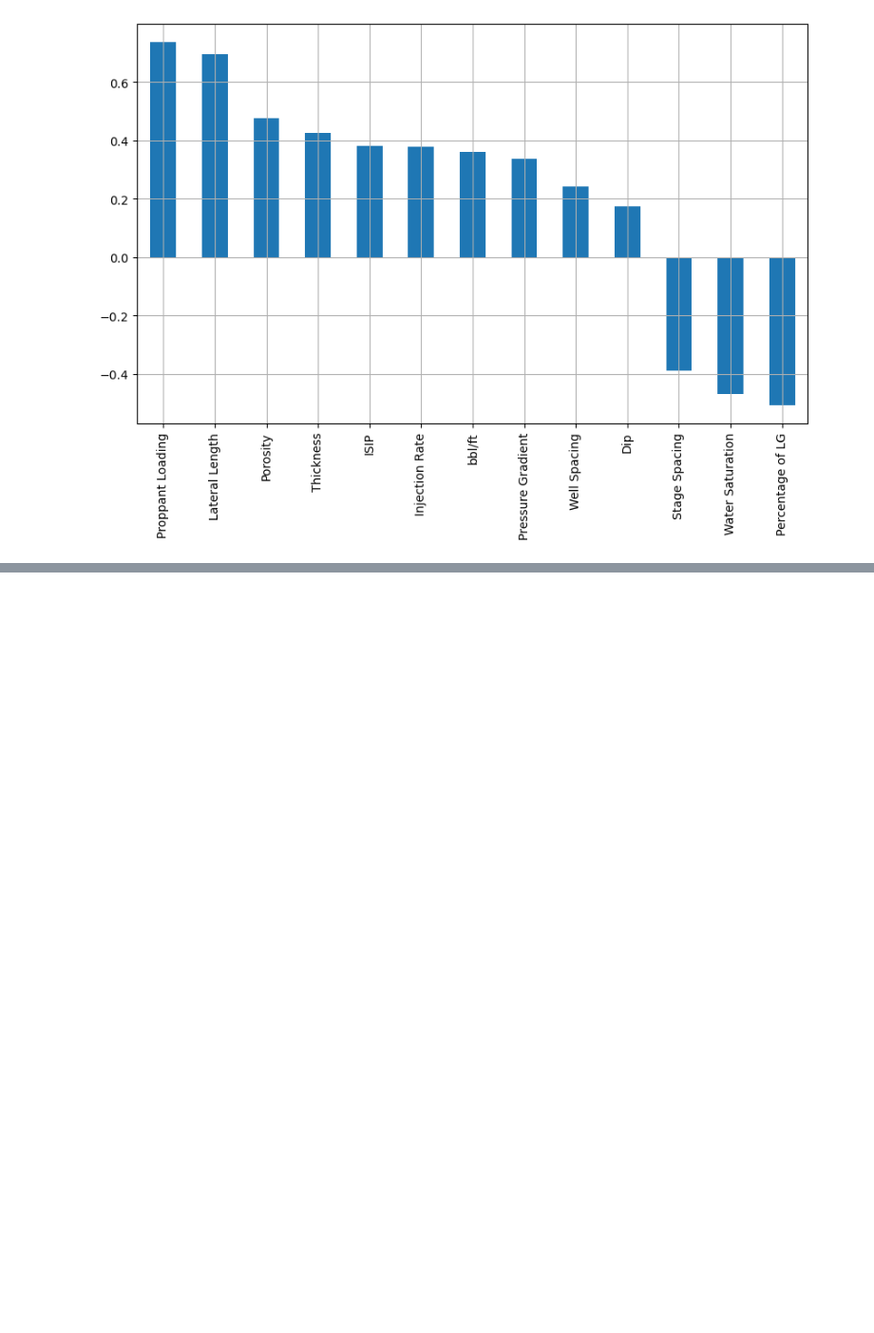
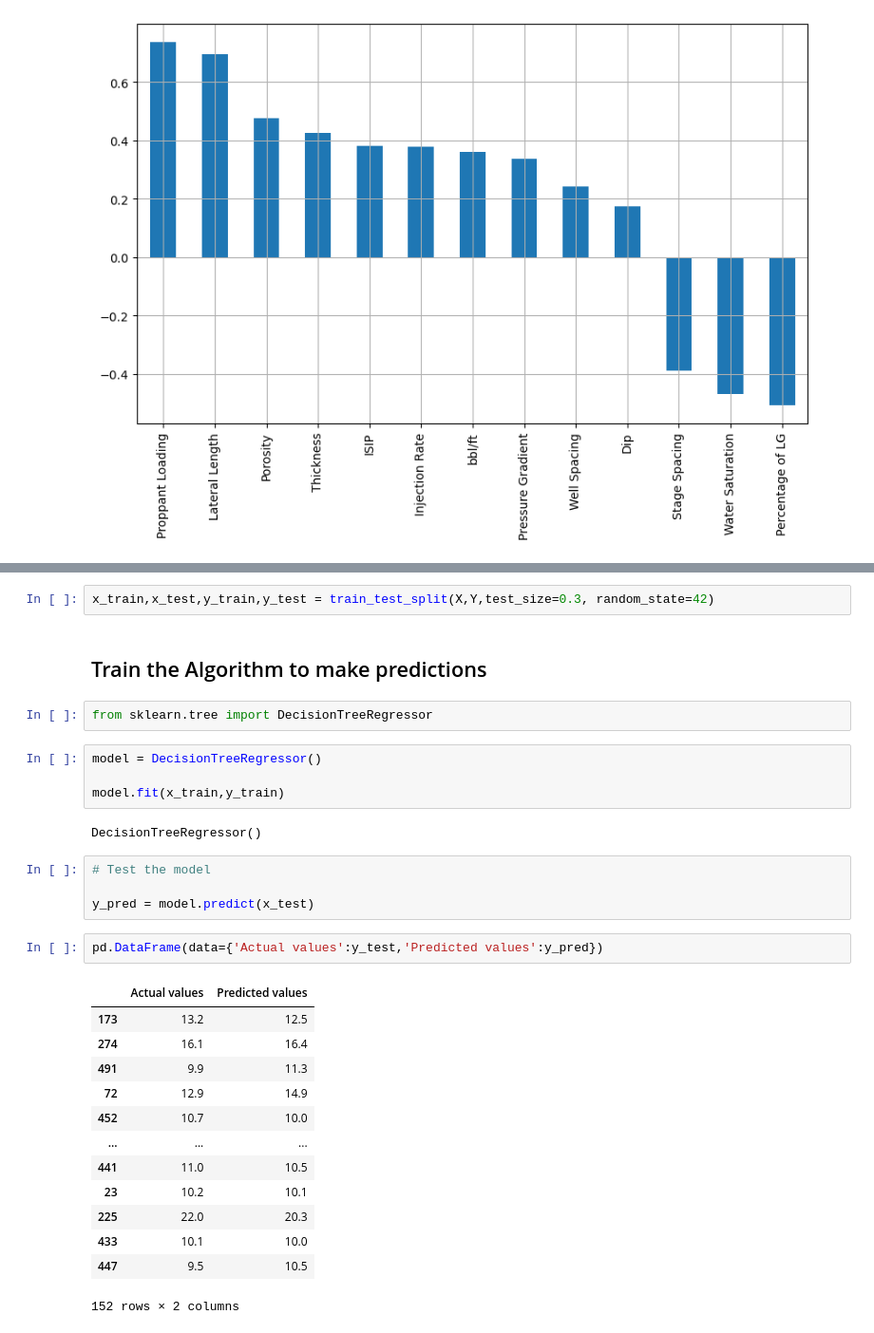
Before and after one commit to SethDwumah/Petroleum_DS-ML, a Jupyter notebook: Estimated Ultimate Recovery (EUR) Prediction Using Machine Learning.ipynb, the cells around one changed output, grey strips where cells are left out. Shown at 95% size. Drawn from its saved outputs; the diff is of its cells as text; blank space fills up the shorter version.

```diff
--- a/Estimated Ultimate Recovery (EUR) Prediction Using Machine Learning.ipynb
+++ b/Estimated Ultimate Recovery (EUR) Prediction Using Machine Learning.ipynb
@@ -113,0 +146,33 @@ sns.pairplot(data)
+# %%
+x_train,x_test,y_train,y_test = train_test_split(X,Y,test_size=0.3, random_state=42)
+# %% [markdown]
+
+## Train the Algorithm to make predictions
+# %%
+from sklearn.tree import DecisionTreeRegressor
+# %%
+model = DecisionTreeRegressor()
+
+model.fit(x_train,y_train)
+# %% [output]
+DecisionTreeRegressor()
+# %%
+# Test the model
+
+y_pred = model.predict(x_test)
+# %%
+pd.DataFrame(data={'Actual values':y_test,'Predicted values':y_pred})
+# %% [output]
+|  | Actual values | Predicted values |
+| 173 | 13.2 | 12.5 |
+| 274 | 16.1 | 16.4 |
+| 491 | 9.9 | 11.3 |
+| 72 | 12.9 | 14.9 |
+| 452 | 10.7 | 10.0 |
+| ... | ... | ... |
+| 441 | 11.0 | 10.5 |
+| 23 | 10.2 | 10.1 |
+| 225 | 22.0 | 20.3 |
+| 433 | 10.1 | 10.0 |
+| 447 | 9.5 | 10.5 |
+152 rows × 2 columns
```
Also changed, not shown: parts of 16 cells of this notebook.
